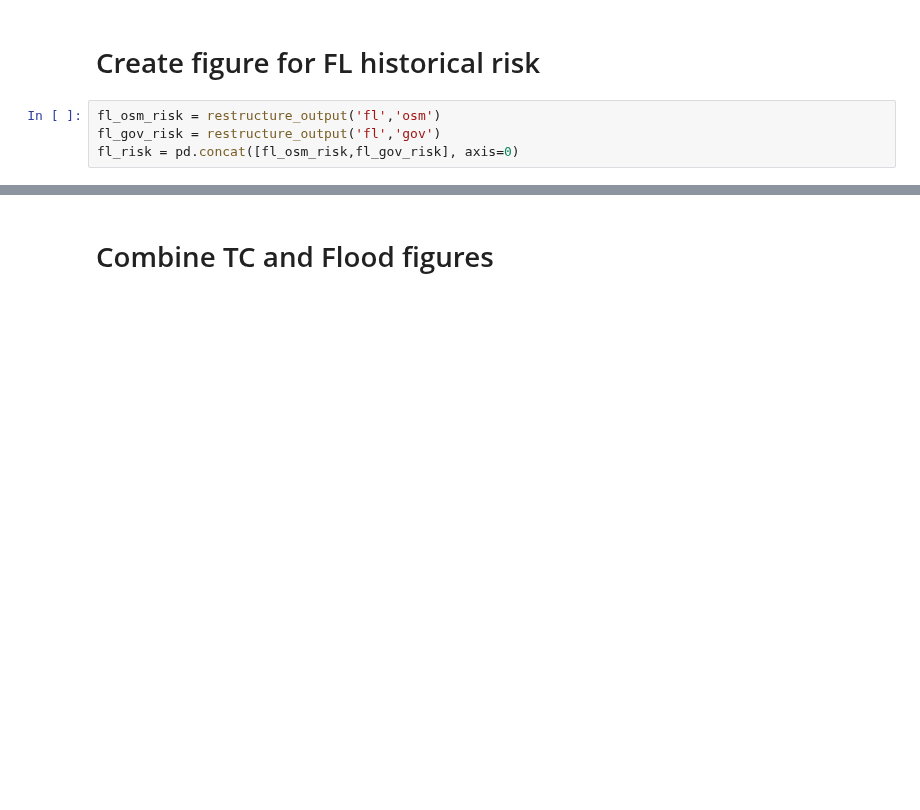
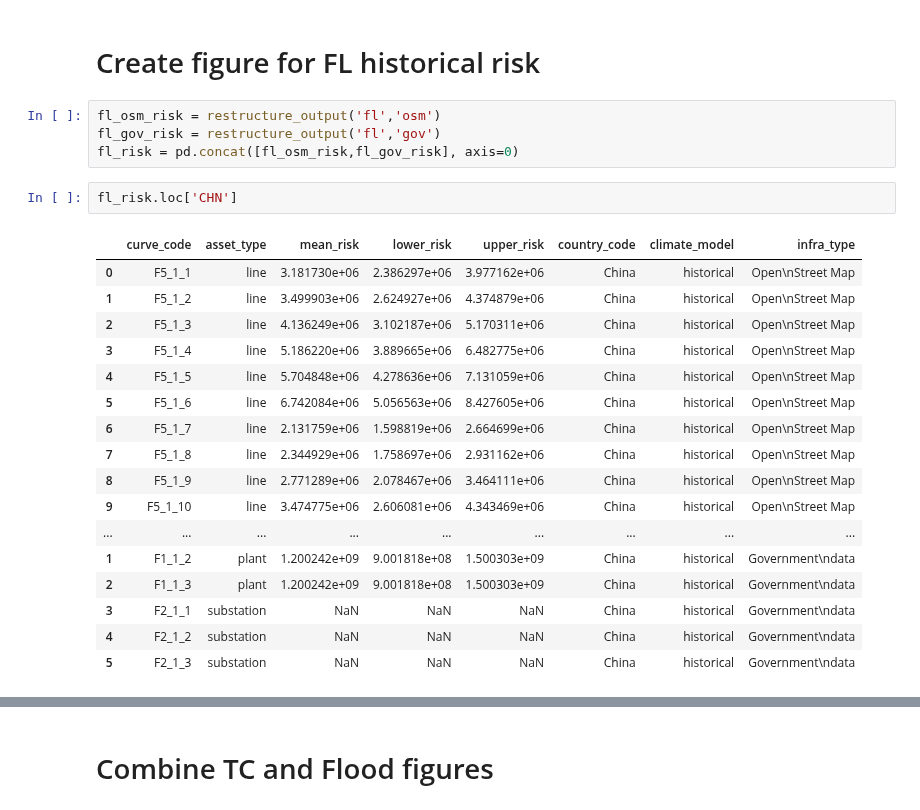
Before and after one commit to Mengqi-Ye/pg_risk_analysis, a Jupyter notebook: figures/Figure 4_EAD.ipynb, the cells around one changed output, grey strips where cells are left out. Drawn from its saved outputs; the diff is of its cells as text; blank space fills up the shorter version.

```diff
--- a/figures/Figure 4_EAD.ipynb
+++ b/figures/Figure 4_EAD.ipynb
@@ -175,6 +180,26 @@ plt.show()
 fl_osm_risk = restructure_output('fl','osm')
 fl_gov_risk = restructure_output('fl','gov')
 fl_risk = pd.concat([fl_osm_risk,fl_gov_risk], axis=0)
+# %%
+fl_risk.loc['CHN']
+# %% [output]
+|  | curve_code | asset_type | mean_risk | lower_risk | upper_risk | country_code | climate_model | infra_type |
+| 0 | F5_1_1 | line | 3.181730e+06 | 2.386297e+06 | 3.977162e+06 | China | historical | Open\nStreet Map |
+| 1 | F5_1_2 | line | 3.499903e+06 | 2.624927e+06 | 4.374879e+06 | China | historical | Open\nStreet Map |
+| 2 | F5_1_3 | line | 4.136249e+06 | 3.102187e+06 | 5.170311e+06 | China | historical | Open\nStreet Map |
+| 3 | F5_1_4 | line | 5.186220e+06 | 3.889665e+06 | 6.482775e+06 | China | historical | Open\nStreet Map |
+| 4 | F5_1_5 | line | 5.704848e+06 | 4.278636e+06 | 7.131059e+06 | China | historical | Open\nStreet Map |
+| 5 | F5_1_6 | line | 6.742084e+06 | 5.056563e+06 | 8.427605e+06 | China | historical | Open\nStreet Map |
+| 6 | F5_1_7 | line | 2.131759e+06 | 1.598819e+06 | 2.664699e+06 | China | historical | Open\nStreet Map |
+| 7 | F5_1_8 | line | 2.344929e+06 | 1.758697e+06 | 2.931162e+06 | China | historical | Open\nStreet Map |
+| 8 | F5_1_9 | line | 2.771289e+06 | 2.078467e+06 | 3.464111e+06 | China | historical | Open\nStreet Map |
+| 9 | F5_1_10 | line | 3.474775e+06 | 2.606081e+06 | 4.343469e+06 | China | historical | Open\nStreet Map |
+| ... | ... | ... | ... | ... | ... | ... | ... | ... |
+| 1 | F1_1_2 | plant | 1.200242e+09 | 9.001818e+08 | 1.500303e+09 | China | historical | Government\ndata |
+| 2 | F1_1_3 | plant | 1.200242e+09 | 9.001818e+08 | 1.500303e+09 | China | historical | Government\ndata |
+| 3 | F2_1_1 | substation | NaN | NaN | NaN | China | historical | Government\ndata |
+| 4 | F2_1_2 | substation | NaN | NaN | NaN | China | historical | Government\ndata |
+| 5 | F2_1_3 | substation | NaN | NaN | NaN | China | historical | Government\ndata |
 # %%
 country_codes = ['JPN','TWN','CHN','KOR','IDN','VNM','MYS','THA','PHL','MMR','PRK']
 
```
Also changed, not shown: parts of 6 cells of this notebook, 2 other files.
